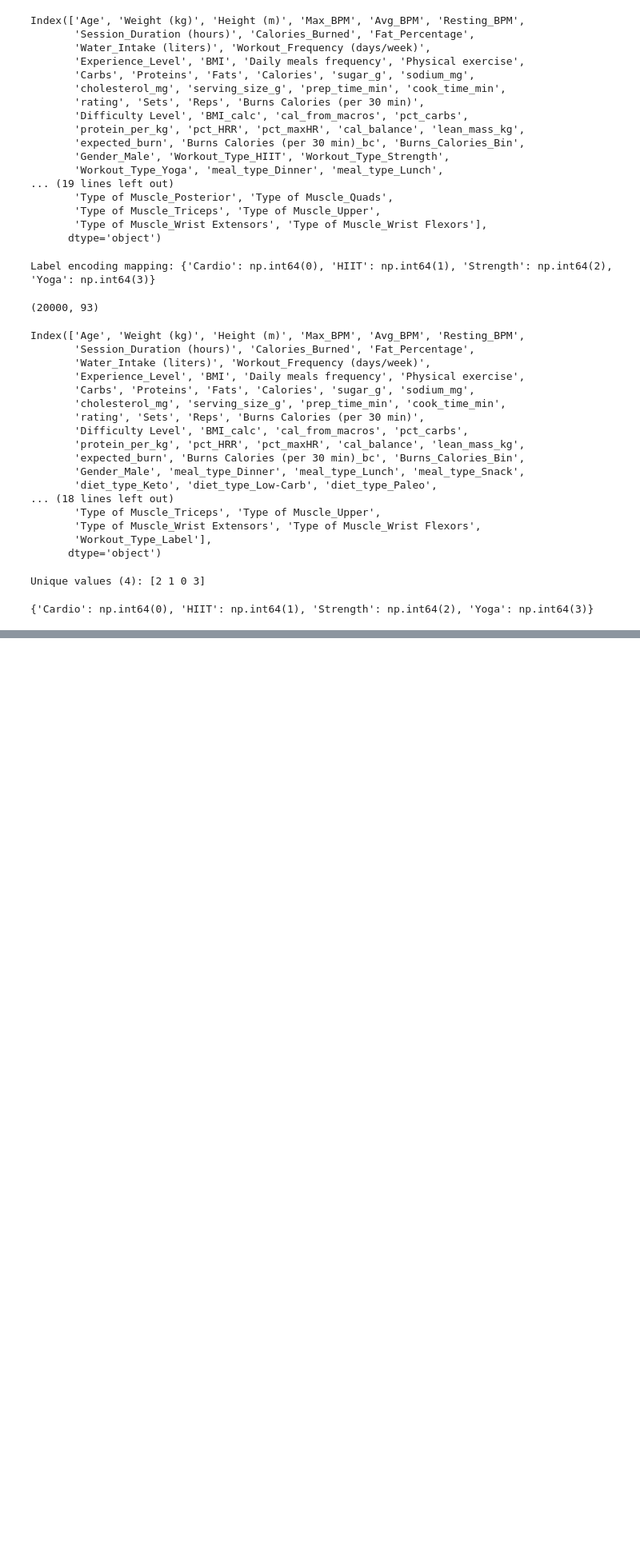
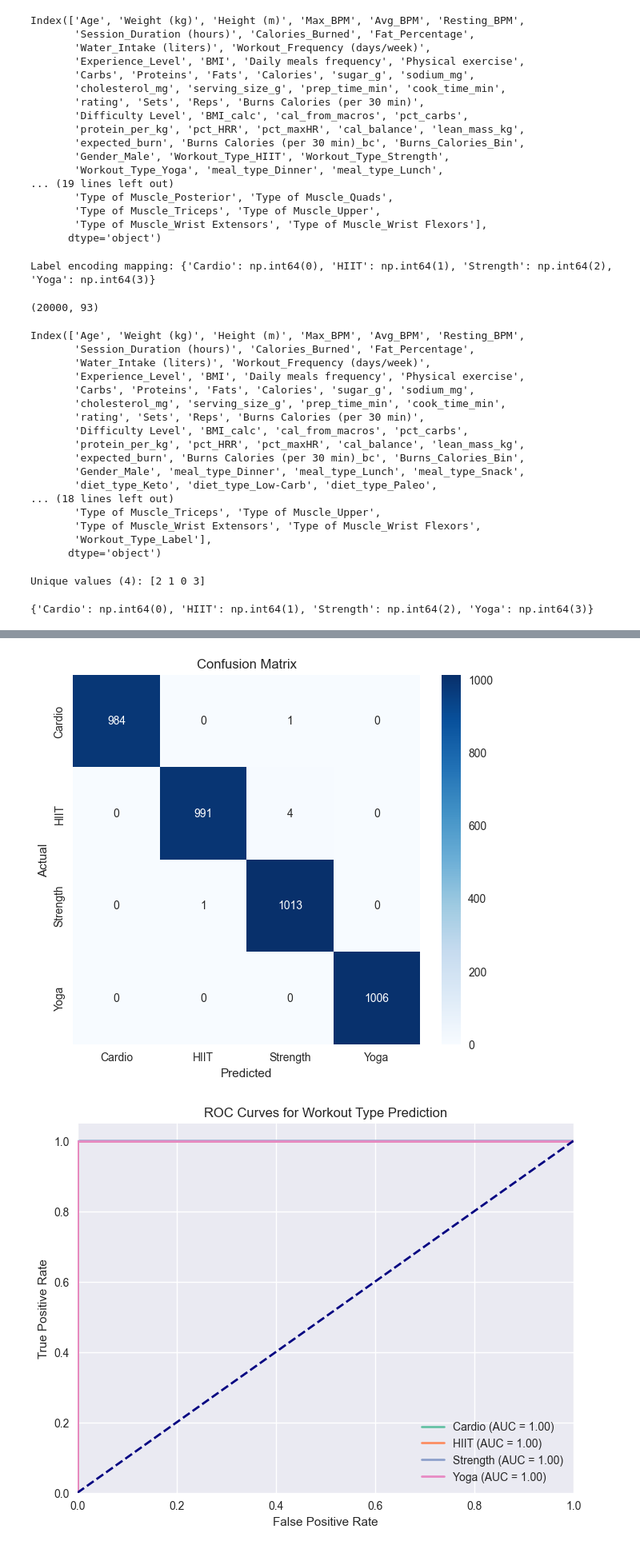
Before and after one commit to murad-02/FitLab, a Jupyter notebook: AI/Fit.ipynb, the cells around one changed output, grey strips where cells are left out. Shown at 80% size. Cells and saved outputs as stored; diff of their text form; code cells hidden in the pictures; blank space fills up the shorter version.

```diff
--- a/AI/Fit.ipynb
+++ b/AI/Fit.ipynb
@@ -560,0 +655,3 @@ print(mapping)
+# %%
+bool_cols = ['Gender_Male','Body Part_Chest','Body Part_Back','Body Part_Arms','Body Part_Legs','Body Part_Shoulders']
+df[bool_cols] = df[bool_cols].astype(int)
@@ -560,0 +909,74 @@ print(mapping)
+# %%
+import matplotlib.pyplot as plt
+import seaborn as sns
+from sklearn.metrics import classification_report, confusion_matrix, ConfusionMatrixDisplay
+from sklearn.preprocessing import label_binarize
+from sklearn.metrics import roc_curve, auc, precision_recall_curve
+
+# -----------------------------
+# Predictions
+# -----------------------------
+y_pred = best_model.predict(X_test)
+y_score = best_model.predict_proba(X_test)
+
+# -----------------------------
+# 1️⃣ Classification Report
+# -----------------------------
+print("Classification Report:\n")
+print(classification_report(y_test, y_pred, target_names=le_target.classes_))
+
+# -----------------------------
+# 2️⃣ Confusion Matrix
+# -----------------------------
+cm = confusion_matrix(y_test, y_pred)
+plt.figure(figsize=(7,6))
+sns.heatmap(cm, annot=True, fmt='d', cmap='Blues', xticklabels=le_target.classes_, yticklabels=le_target.classes_)
+plt.xlabel("Predicted")
+plt.ylabel("Actual")
+plt.title("Confusion Matrix")
+plt.show()
+
+# -----------------------------
+# 3️⃣ ROC Curves (One-vs-Rest)
+# -----------------------------
+n_classes = len(le_target.classes_)
+y_test_bin = label_binarize(y_test, classes=range(n_classes))
+
+plt.figure(figsize=(8,6))
+for i in range(n_classes):
+    fpr, tpr, _ = roc_curve(y_test_bin[:, i], y_score[:, i])
+    roc_auc = auc(fpr, tpr)
+    plt.plot(fpr, tpr, lw=2, label=f'{le_target.classes_[i]} (AUC = {roc_auc:.2f})')
+
+plt.plot([0, 1], [0, 1], color='navy', lw=2, linestyle='--')
+plt.xlim([0.0, 1.0])
+plt.ylim([0.0, 1.05])
+plt.xlabel('False Positive Rate')
+plt.ylabel('True Positive Rate')
+plt.title('ROC Curves for Workout Type Prediction')
+plt.legend(loc="lower right")
+plt.show()
+
+# -----------------------------
+# 4️⃣ Precision-Recall Curves (One-vs-Rest)
+# -----------------------------
+plt.figure(figsize=(8,6))
+for i in range(n_classes):
+    precision, recall, _ = precision_recall_curve(y_test_bin[:, i], y_score[:, i])
+    plt.plot(recall, precision, lw=2, label=f'{le_target.classes_[i]}')
+
+plt.xlabel('Recall')
+plt.ylabel('Precision')
+plt.title('Precision-Recall Curves for Workout Type Prediction')
+plt.legend(loc="lower left")
+plt.show()
+
+# -----------------------------
+# 5️⃣ Feature Importance
+# -----------------------------
+importances = pd.Series(best_model.feature_importances_, index=top_20_features)
+plt.figure(figsize=(10,6))
+importances.sort_values().plot(kind='barh', color='skyblue')
+plt.title("Top 20 Feature Importances")
+plt.show()
+# %% [output]
@@ -560,0 +995,2 @@ print(mapping)
+[figure, added]
+[figure, added]
```
Also changed, not shown: parts of 20 cells of this notebook.
